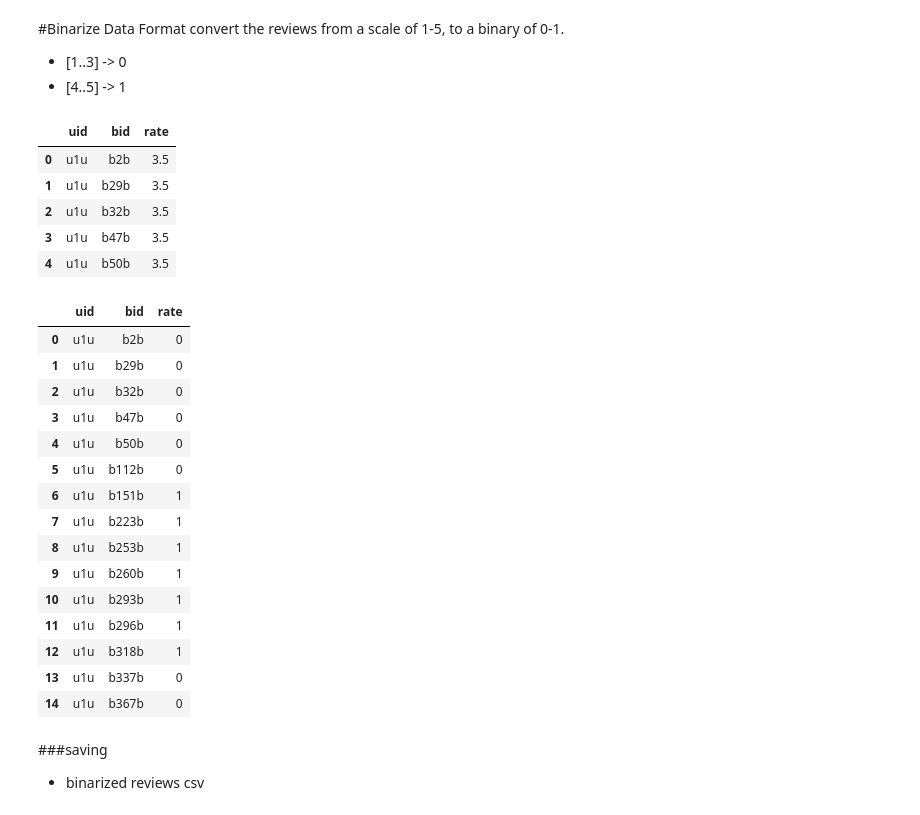
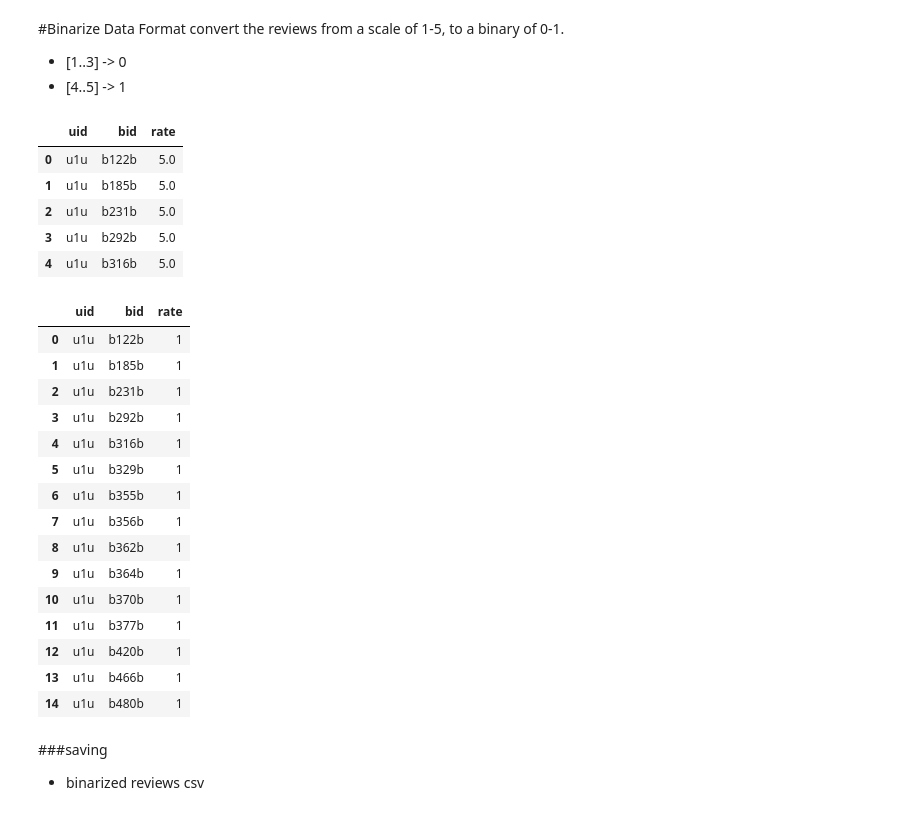
Before and after one commit to ShaelinN/VAE_RECOMMENDER_IMPLICIT_FEEDBACK, a Jupyter notebook: Preprocessing.ipynb, the cells around one changed output. Cells and saved outputs as stored; diff of their text form; code cells hidden in the pictures.

```diff
--- a/Preprocessing.ipynb
+++ b/Preprocessing.ipynb
@@ -20,5 +22,5 @@ root = "/content/drive/MyDrive/COMP700_Honours Project"
 # %%
 data = os.path.join(root,"Data")
 # %%
-specific_version_data = os.path.join(data,"ml20m")
+specific_version_data = os.path.join(data,"ml10_new")
 # %%
@@ -183,36 +203,36 @@ convert the reviews from a scale of 1-5, to a binary of 0-1.
 * [1..3] -> 0
 * [4..5] -> 1
 # %%
-#records = pd.read_csv(os.path.join(specific_version_data , "filtered_reviews.csv"))
+records = pd.read_csv(os.path.join(specific_version_data , "filtered_reviews.csv"))
 records.head()
 # %% [output]
 |  | uid | bid | rate |
-| 0 | u1u | b2b | 3.5 |
-| 1 | u1u | b29b | 3.5 |
-| 2 | u1u | b32b | 3.5 |
-| 3 | u1u | b47b | 3.5 |
-| 4 | u1u | b50b | 3.5 |
+| 0 | u1u | b122b | 5.0 |
+| 1 | u1u | b185b | 5.0 |
+| 2 | u1u | b231b | 5.0 |
+| 3 | u1u | b292b | 5.0 |
+| 4 | u1u | b316b | 5.0 |
 # %%
 records['rate'] = np.where(records['rate'] < 4, 0, 1)
 # %%
 records.head(15)
 # %% [output]
 |  | uid | bid | rate |
-| 0 | u1u | b2b | 0 |
-| 1 | u1u | b29b | 0 |
-| 2 | u1u | b32b | 0 |
-| 3 | u1u | b47b | 0 |
-| 4 | u1u | b50b | 0 |
-| 5 | u1u | b112b | 0 |
-| 6 | u1u | b151b | 1 |
-| 7 | u1u | b223b | 1 |
-| 8 | u1u | b253b | 1 |
-| 9 | u1u | b260b | 1 |
-| 10 | u1u | b293b | 1 |
-| 11 | u1u | b296b | 1 |
-| 12 | u1u | b318b | 1 |
-| 13 | u1u | b337b | 0 |
-| 14 | u1u | b367b | 0 |
+| 0 | u1u | b122b | 1 |
+| 1 | u1u | b185b | 1 |
+| 2 | u1u | b231b | 1 |
+| 3 | u1u | b292b | 1 |
+| 4 | u1u | b316b | 1 |
+| 5 | u1u | b329b | 1 |
+| 6 | u1u | b355b | 1 |
+| 7 | u1u | b356b | 1 |
+| 8 | u1u | b362b | 1 |
+| 9 | u1u | b364b | 1 |
+| 10 | u1u | b370b | 1 |
+| 11 | u1u | b377b | 1 |
+| 12 | u1u | b420b | 1 |
+| 13 | u1u | b466b | 1 |
+| 14 | u1u | b480b | 1 |
 # %% [markdown]
 ###saving
 * binarized reviews csv
```
Also changed, not shown: parts of 9 cells of this notebook.
